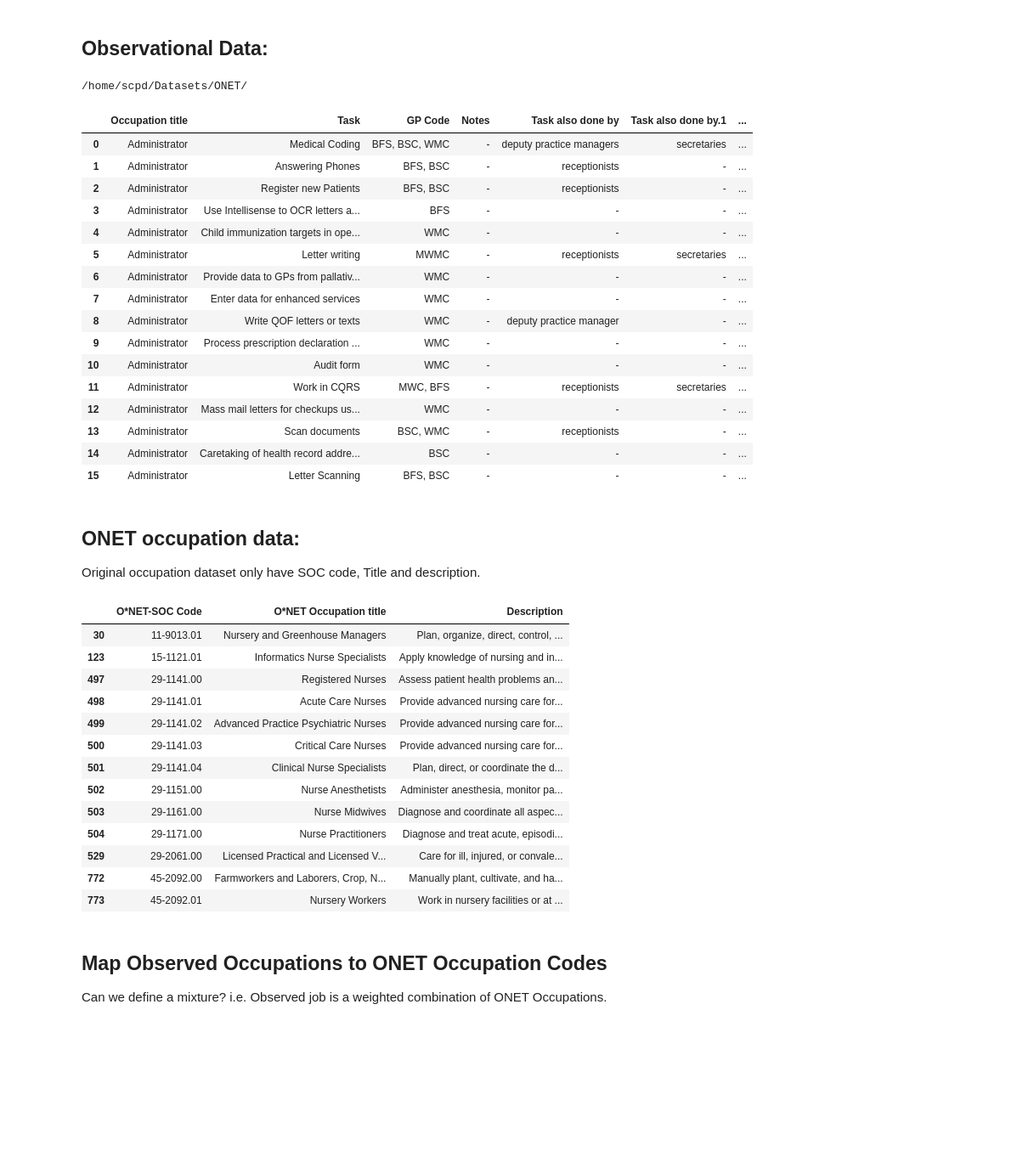
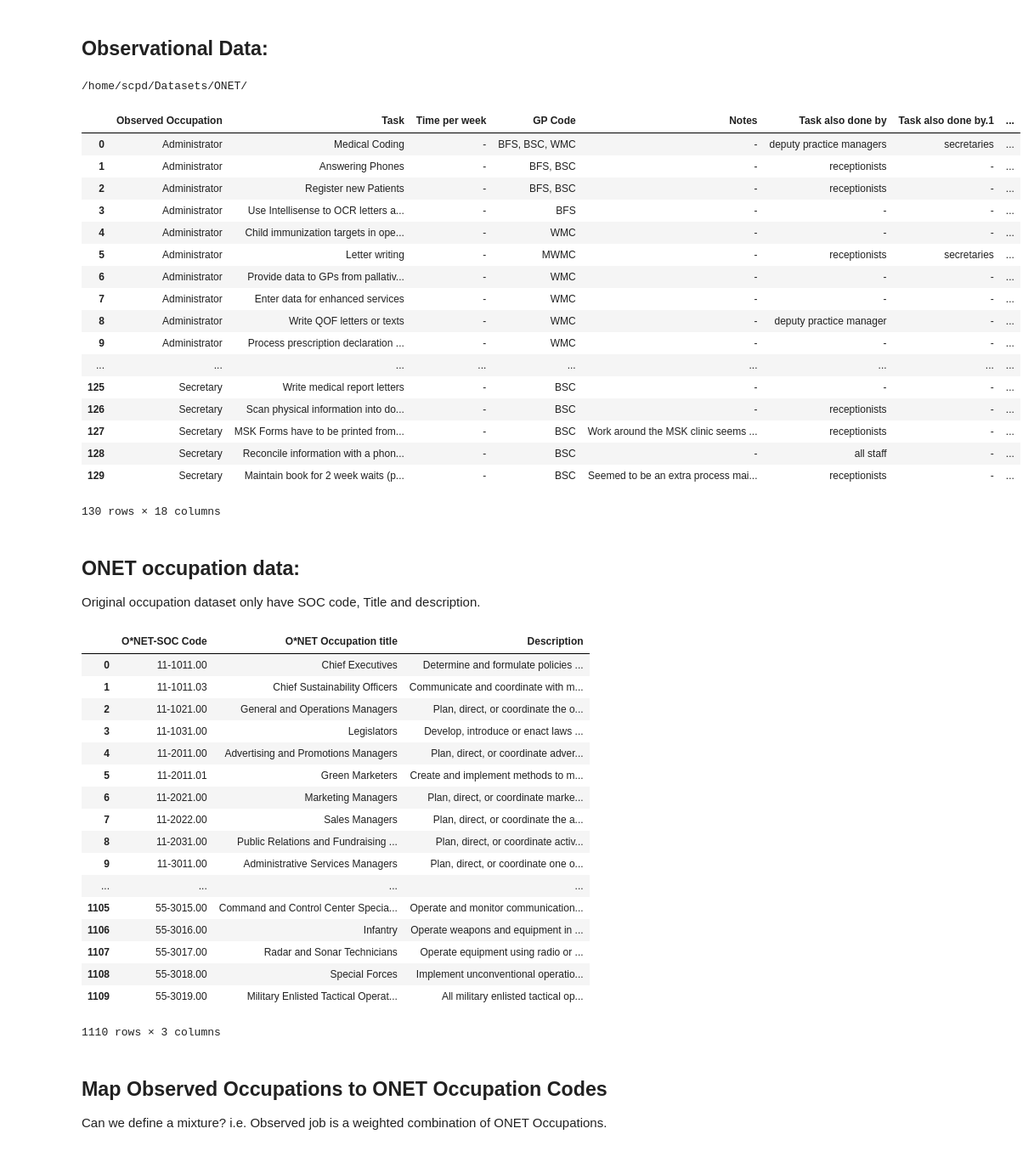
Before and after one commit to PDuckworth/FutureOf, a Jupyter notebook: FutureOfHealthcare/occupation_onet_variables.ipynb, the cells around one changed output. Shown: that part at 85% size. Saved outputs shown, nothing was run; the diff lists cells and outputs as text; code cells hidden in the pictures; blank space fills up the shorter version.

```diff
--- a/FutureOfHealthcare/occupation_onet_variables.ipynb
+++ b/FutureOfHealthcare/occupation_onet_variables.ipynb
@@ -11,37 +11,39 @@ Observational Data:
 # %%
 import os
 import numpy as np
 import pandas as pd
 import getpass
 import matplotlib.pyplot as plt
 %matplotlib inline
 
 datasets = '/home/'+ getpass.getuser() +'/Datasets/ONET/'
 print datasets
-d = os.path.join(datasets, 'FoHC/Future of healthcare sample data.xlsx')
+d = os.path.join(datasets, 'FoHC/FOH Occupations Tasks Features Technology.xlsx')
 excel_doc = pd.ExcelFile(d)
-matts_data = excel_doc.parse("Data").fillna("-")
+matts_data = excel_doc.parse("Title, Tasks, Features").fillna("-")
 
+matts_data.rename(columns = {'Occupation title':'Observed Occupation'}, inplace = True)
 matts_data
 # %% [output]
 /home/scpd/Datasets/ONET/
-|  | Occupation title | Task | GP Code | Notes | Task also done by | Task also done by.1 | ... |
-| 0 | Administrator | Medical Coding | BFS, BSC, WMC | - | deputy practice managers | secretaries | ... |
-| 1 | Administrator | Answering Phones | BFS, BSC | - | receptionists | - | ... |
-| 2 | Administrator | Register new Patients | BFS, BSC | - | receptionists | - | ... |
-| 3 | Administrator | Use Intellisense to OCR letters a... | BFS | - | - | - | ... |
-| 4 | Administrator | Child immunization targets in ope... | WMC | - | - | - | ... |
-| 5 | Administrator | Letter writing | MWMC | - | receptionists | secretaries | ... |
-| 6 | Administrator | Provide data to GPs from pallativ... | WMC | - | - | - | ... |
-| 7 | Administrator | Enter data for enhanced services | WMC | - | - | - | ... |
-| 8 | Administrator | Write QOF letters or texts | WMC | - | deputy practice manager | - | ... |
-| 9 | Administrator | Process prescription declaration ... | WMC | - | - | - | ... |
-| 10 | Administrator | Audit form | WMC | - | - | - | ... |
-| 11 | Administrator | Work in CQRS | MWC, BFS | - | receptionists | secretaries | ... |
-| 12 | Administrator | Mass mail letters for checkups us... | WMC | - | - | - | ... |
-| 13 | Administrator | Scan documents | BSC, WMC | - | receptionists | - | ... |
-| 14 | Administrator | Caretaking of health record addre... | BSC | - | - | - | ... |
-| 15 | Administrator | Letter Scanning | BFS, BSC | - | - | - | ... |
+|  | Observed Occupation | Task | Time per week | GP Code | Notes | Task also done by | Task also done by.1 | ... |
+| 0 | Administrator | Medical Coding | - | BFS, BSC, WMC | - | deputy practice managers | secretaries | ... |
+| 1 | Administrator | Answering Phones | - | BFS, BSC | - | receptionists | - | ... |
+| 2 | Administrator | Register new Patients | - | BFS, BSC | - | receptionists | - | ... |
+| 3 | Administrator | Use Intellisense to OCR letters a... | - | BFS | - | - | - | ... |
+| 4 | Administrator | Child immunization targets in ope... | - | WMC | - | - | - | ... |
+| 5 | Administrator | Letter writing | - | MWMC | - | receptionists | secretaries | ... |
+| 6 | Administrator | Provide data to GPs from pallativ... | - | WMC | - | - | - | ... |
+| 7 | Administrator | Enter data for enhanced services | - | WMC | - | - | - | ... |
+| 8 | Administrator | Write QOF letters or texts | - | WMC | - | deputy practice manager | - | ... |
+| 9 | Administrator | Process prescription declaration ... | - | WMC | - | - | - | ... |
+| ... | ... | ... | ... | ... | ... | ... | ... | ... |
+| 125 | Secretary | Write medical report letters | - | BSC | - | - | - | ... |
+| 126 | Secretary | Scan physical information into do... | - | BSC | - | receptionists | - | ... |
+| 127 | Secretary | MSK Forms have to be printed from... | - | BSC | Work around the MSK clinic seems ... | receptionists | - | ... |
+| 128 | Secretary | Reconcile information with a phon... | - | BSC | - | all staff | - | ... |
+| 129 | Secretary | Maintain book for 2 week waits (p... | - | BSC | Seemed to be an extra process mai... | receptionists | - | ... |
+130 rows × 18 columns
 # %% [markdown]
 ## ONET occupation data:
 
@@ -49,8 +51,8 @@ Original occupation dataset only have SOC code, Title and description.
 # %%
 occupations = pd.read_table(os.path.join(datasets, 'databases/db2016/Occupation Data.txt'), sep='\t')
 occupations.rename(columns = {'Title':'O*NET Occupation title'}, inplace = True)
-
-occupations[occupations['O*NET Occupation title'].str.contains('Nurse', na=False)]
+occupations
+# occupations[occupations['O*NET Occupation title'].str.contains('Nurse', na=False)]
 # occupations[occupations['Description'].str.contains('manager', na=False)]
 
 # print occupations[occupations['O*NET-SOC Code'] == '43-6014.00']
@@ -60,19 +62,23 @@ occupations[occupations['O*NET Occupation title'].str.contains('Nurse', na=False
 # man_soc = '11-9111.00'
 # %% [output]
 |  | O*NET-SOC Code | O*NET Occupation title | Description |
-| 30 | 11-9013.01 | Nursery and Greenhouse Managers | Plan, organize, direct, control, ... |
-| 123 | 15-1121.01 | Informatics Nurse Specialists | Apply knowledge of nursing and in... |
-| 497 | 29-1141.00 | Registered Nurses | Assess patient health problems an... |
-| 498 | 29-1141.01 | Acute Care Nurses | Provide advanced nursing care for... |
-| 499 | 29-1141.02 | Advanced Practice Psychiatric Nurses | Provide advanced nursing care for... |
-| 500 | 29-1141.03 | Critical Care Nurses | Provide advanced nursing care for... |
-| 501 | 29-1141.04 | Clinical Nurse Specialists | Plan, direct, or coordinate the d... |
-| 502 | 29-1151.00 | Nurse Anesthetists | Administer anesthesia, monitor pa... |
-| 503 | 29-1161.00 | Nurse Midwives | Diagnose and coordinate all aspec... |
-| 504 | 29-1171.00 | Nurse Practitioners | Diagnose and treat acute, episodi... |
-| 529 | 29-2061.00 | Licensed Practical and Licensed V... | Care for ill, injured, or convale... |
-| 772 | 45-2092.00 | Farmworkers and Laborers, Crop, N... | Manually plant, cultivate, and ha... |
-| 773 | 45-2092.01 | Nursery Workers | Work in nursery facilities or at ... |
+| 0 | 11-1011.00 | Chief Executives | Determine and formulate policies ... |
+| 1 | 11-1011.03 | Chief Sustainability Officers | Communicate and coordinate with m... |
+| 2 | 11-1021.00 | General and Operations Managers | Plan, direct, or coordinate the o... |
+| 3 | 11-1031.00 | Legislators | Develop, introduce or enact laws ... |
+| 4 | 11-2011.00 | Advertising and Promotions Managers | Plan, direct, or coordinate adver... |
+| 5 | 11-2011.01 | Green Marketers | Create and implement methods to m... |
+| 6 | 11-2021.00 | Marketing Managers | Plan, direct, or coordinate marke... |
+| 7 | 11-2022.00 | Sales Managers | Plan, direct, or coordinate the a... |
+| 8 | 11-2031.00 | Public Relations and Fundraising ... | Plan, direct, or coordinate activ... |
+| 9 | 11-3011.00 | Administrative Services Managers | Plan, direct, or coordinate one o... |
+| ... | ... | ... | ... |
+| 1105 | 55-3015.00 | Command and Control Center Specia... | Operate and monitor communication... |
+| 1106 | 55-3016.00 | Infantry | Operate weapons and equipment in ... |
+| 1107 | 55-3017.00 | Radar and Sonar Technicians | Operate equipment using radio or ... |
+| 1108 | 55-3018.00 | Special Forces | Implement unconventional operatio... |
+| 1109 | 55-3019.00 | Military Enlisted Tactical Operat... | All military enlisted tactical op... |
+1110 rows × 3 columns
 # %% [markdown]
 ## Map Observed Occupations to ONET Occupation Codes
 
```
Also changed, not shown: parts of 13 cells of this notebook, 1 other file.
